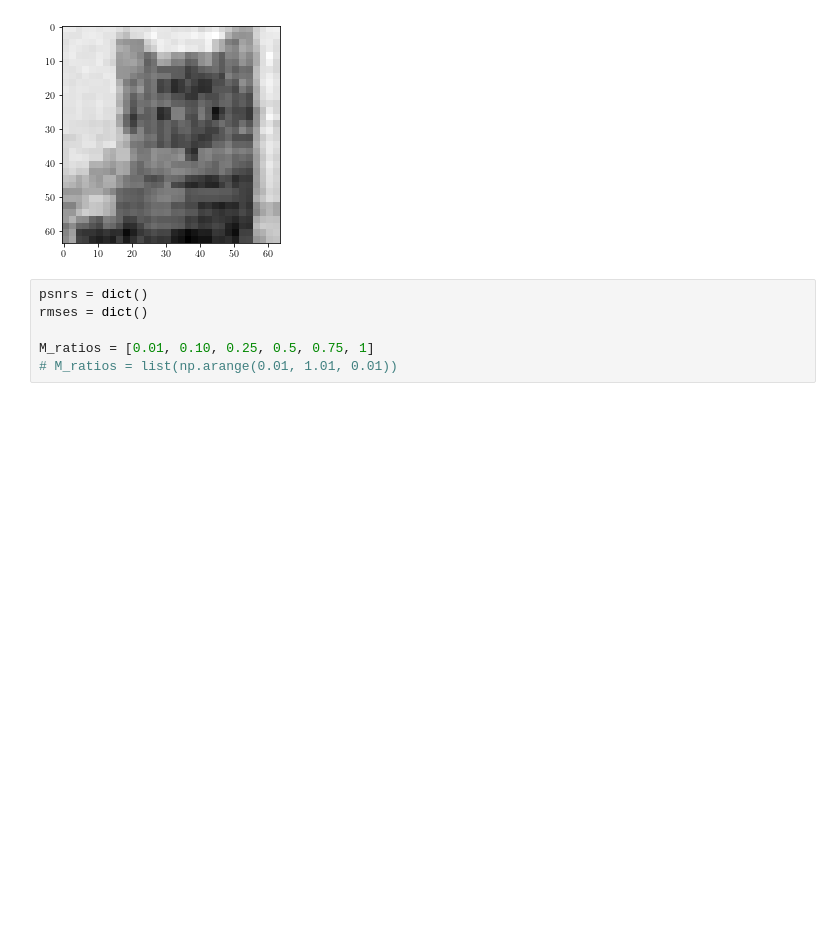
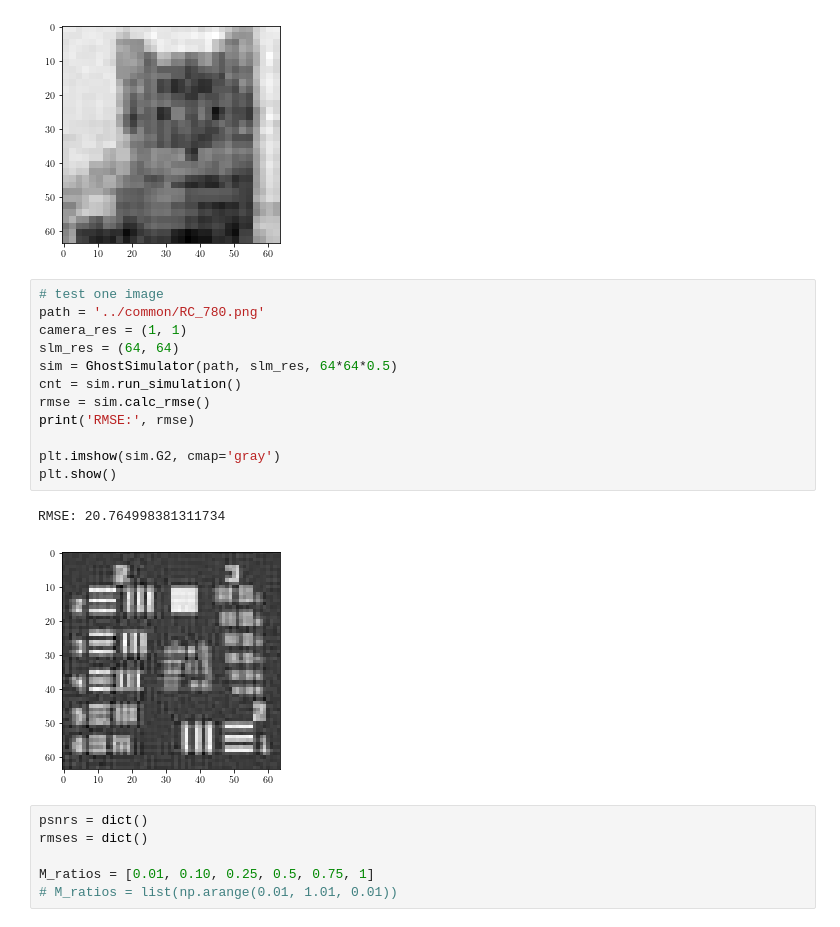
Before and after one commit to rstanuwijaya/jensen-lab-analysis, a Jupyter notebook: notebooks/gdi.ipynb, the cells around one changed output. Saved outputs shown, nothing was run; the diff lists cells and outputs as text; blank space fills up the shorter version.

```diff
--- a/notebooks/gdi.ipynb
+++ b/notebooks/gdi.ipynb
@@ -32,6 +29,21 @@ plt.show()
 # %% [output]
 RMSE: 19.739108287426316
 [figure]
+# %%
+# test one image
+path = '../common/RC_780.png'
+camera_res = (1, 1)
+slm_res = (64, 64)
+sim = GhostSimulator(path, slm_res, 64*64*0.5)
+cnt = sim.run_simulation()
+rmse = sim.calc_rmse()
+print('RMSE:', rmse)
+
+plt.imshow(sim.G2, cmap='gray')
+plt.show()
+# %% [output]
+RMSE: 20.764998381311734
+[figure, added]
 # %%
 psnrs = dict()
 rmses = dict()
```
Also changed, not shown: parts of 1 cell of this notebook, 2 other files.
